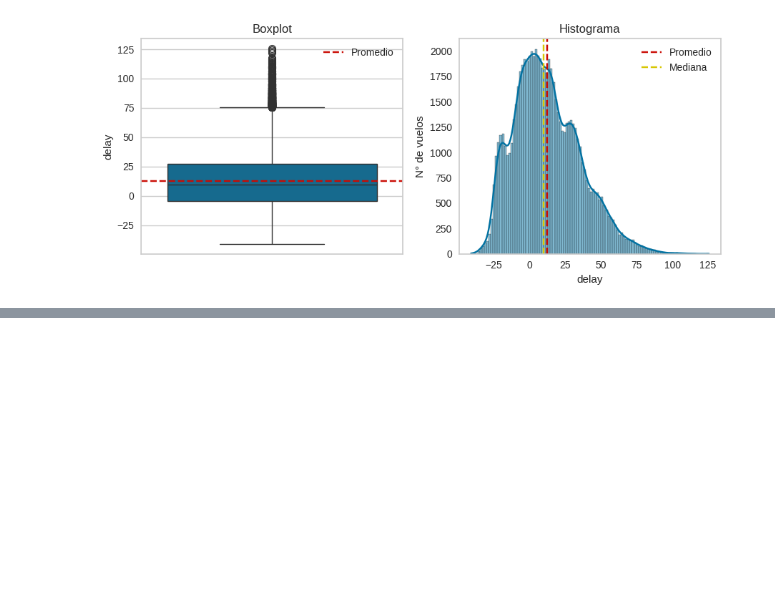
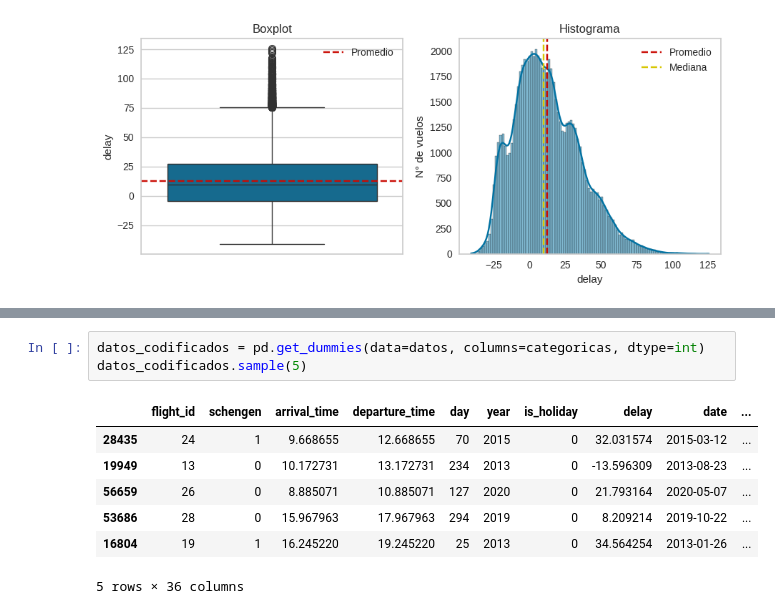
Before and after one commit to betorockers/DataScience_AluraLatam, a Jupyter notebook: 4-Estadisticas_y_Machine_Learning/Machine_learning-Comprender_la_base_de_la_clasificación/5-IA_aumentada_prevision_de_atrasos_de_vuelos/optimizacion_aeroportuaria.ipynb.ipynb, the cells around one changed output, grey strips where cells are left out. Cells and saved outputs as stored; diff of their text form; blank space fills up the shorter version.

```diff
--- a/4-Estadisticas_y_Machine_Learning/Machine_learning-Comprender_la_base_de_la_clasificación/5-IA_aumentada_prevision_de_atrasos_de_vuelos/optimizacion_aeroportuaria.ipynb.ipynb
+++ b/4-Estadisticas_y_Machine_Learning/Machine_learning-Comprender_la_base_de_la_clasificación/5-IA_aumentada_prevision_de_atrasos_de_vuelos/optimizacion_aeroportuaria.ipynb.ipynb
@@ -255,0 +366,11 @@ Ante esto, podemos decir que la finalidad del boxplot es:
+# %%
+datos_codificados = pd.get_dummies(data=datos, columns=categoricas, dtype=int)
+datos_codificados.sample(5)
+# %% [output]
+|  | flight_id | schengen | arrival_time | departure_time | day | year | is_holiday | delay | date | ... |
+| 28435 | 24 | 1 | 9.668655 | 12.668655 | 70 | 2015 | 0 | 32.031574 | 2015-03-12 | ... |
+| 19949 | 13 | 0 | 10.172731 | 13.172731 | 234 | 2013 | 0 | -13.596309 | 2013-08-23 | ... |
+| 56659 | 26 | 0 | 8.885071 | 10.885071 | 127 | 2020 | 0 | 21.793164 | 2020-05-07 | ... |
+| 53686 | 28 | 0 | 15.967963 | 17.967963 | 294 | 2019 | 0 | 8.209214 | 2019-10-22 | ... |
+| 16804 | 19 | 1 | 16.245220 | 19.245220 | 25 | 2013 | 0 | 34.564254 | 2013-01-26 | ... |
+5 rows × 36 columns
```
Also changed, not shown: parts of 15 cells of this notebook.
